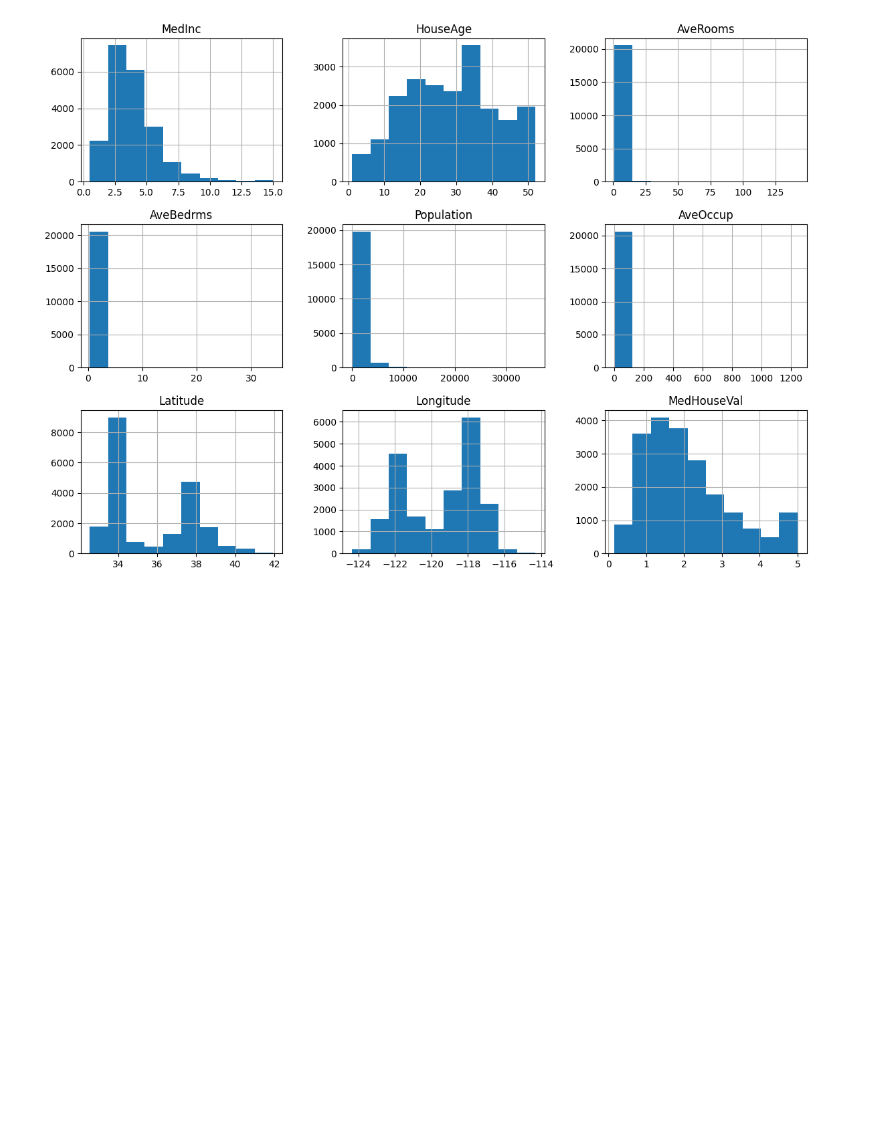
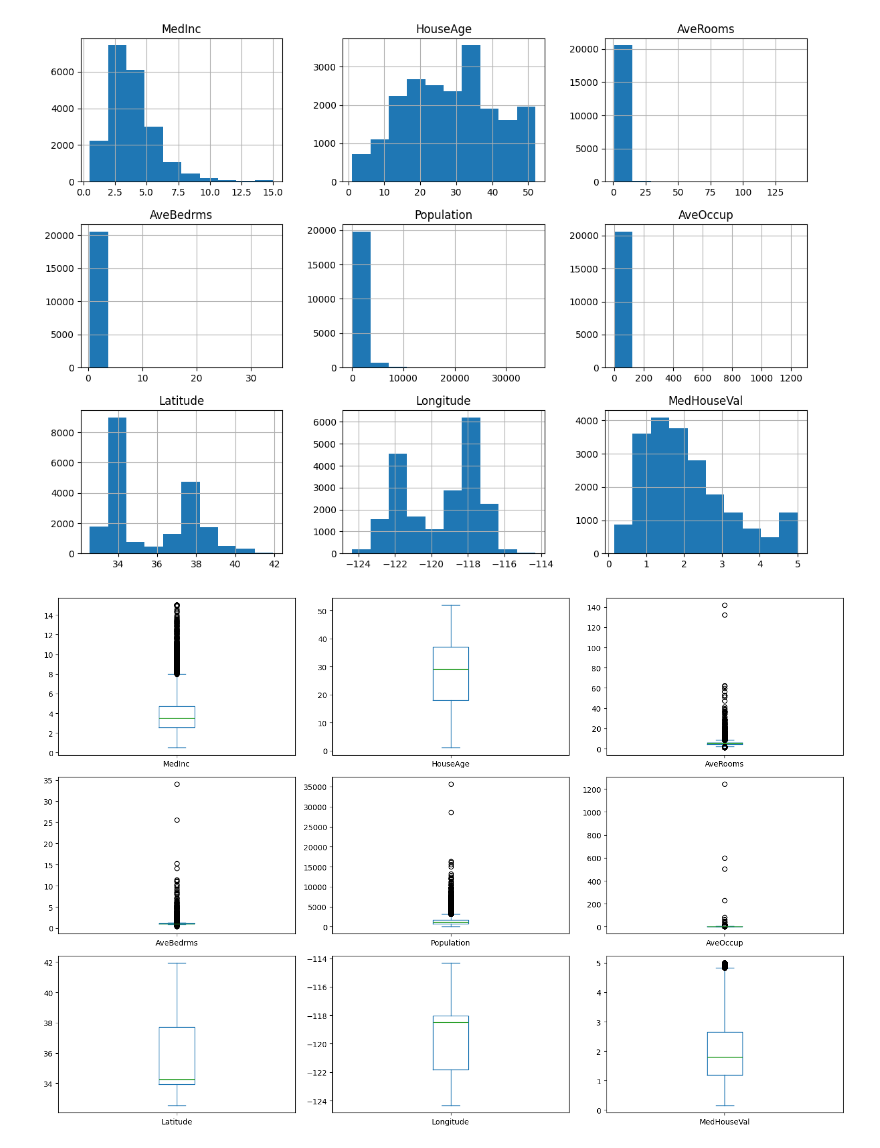
Before and after one commit to mim-1999/california-housing-regression, a Jupyter notebook: notebooks/01_eda_and_regression.ipynb, the cells around one changed output. Saved outputs shown, nothing was run; the diff lists cells and outputs as text; code cells hidden in the pictures; blank space fills up the shorter version.

```diff
--- a/notebooks/01_eda_and_regression.ipynb
+++ b/notebooks/01_eda_and_regression.ipynb
@@ -105,3 +106,16 @@ df.hist(figsize=(14,10))
 plt.show()
 # %% [output]
 [figure]
+# %%
+df.plot(
+    kind="box",
+    subplots=True,
+    layout=(3,3),
+    figsize=(15,10),
+    sharex=False
+)
+
+plt.tight_layout()
+plt.show()
+# %% [output]
+[figure, added]
```
Also changed, not shown: parts of 6 cells of this notebook.
